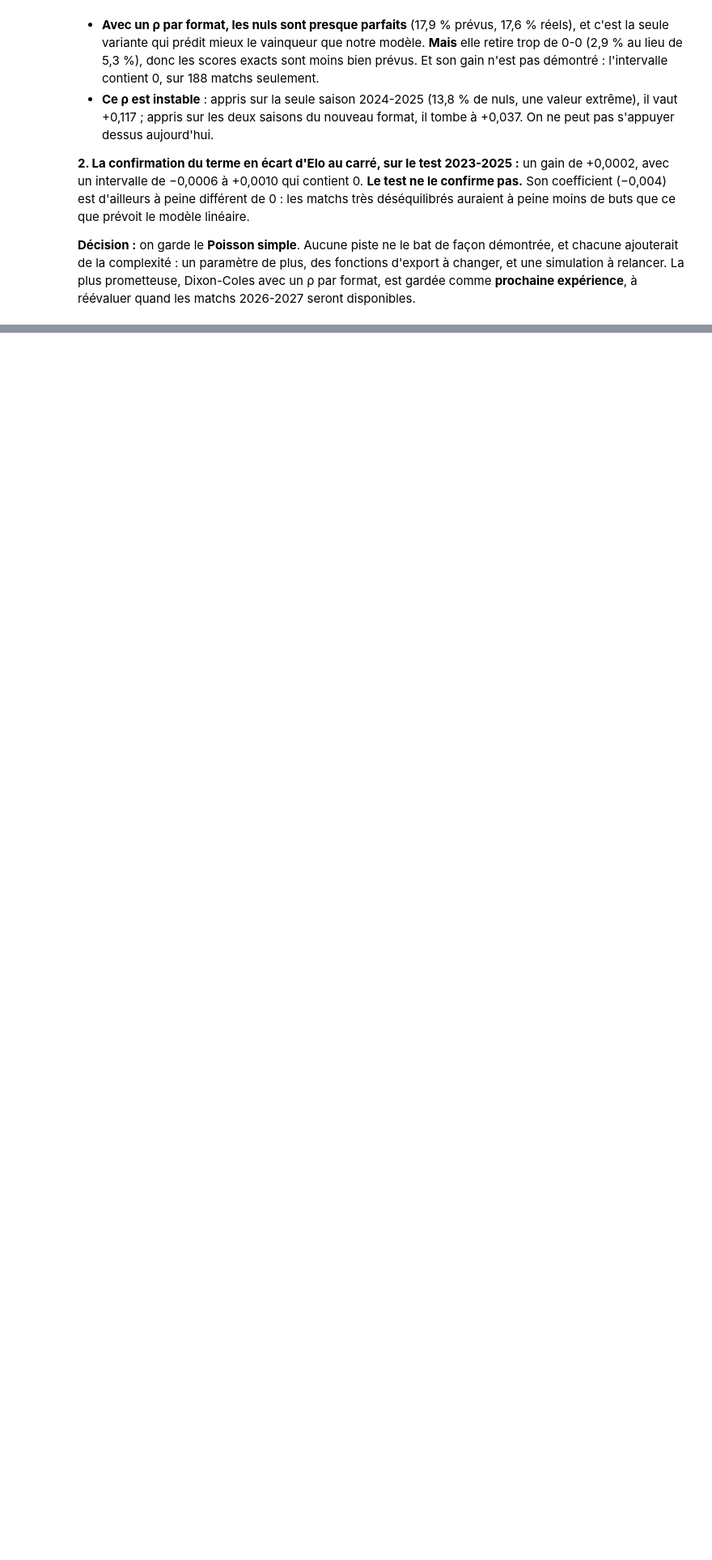
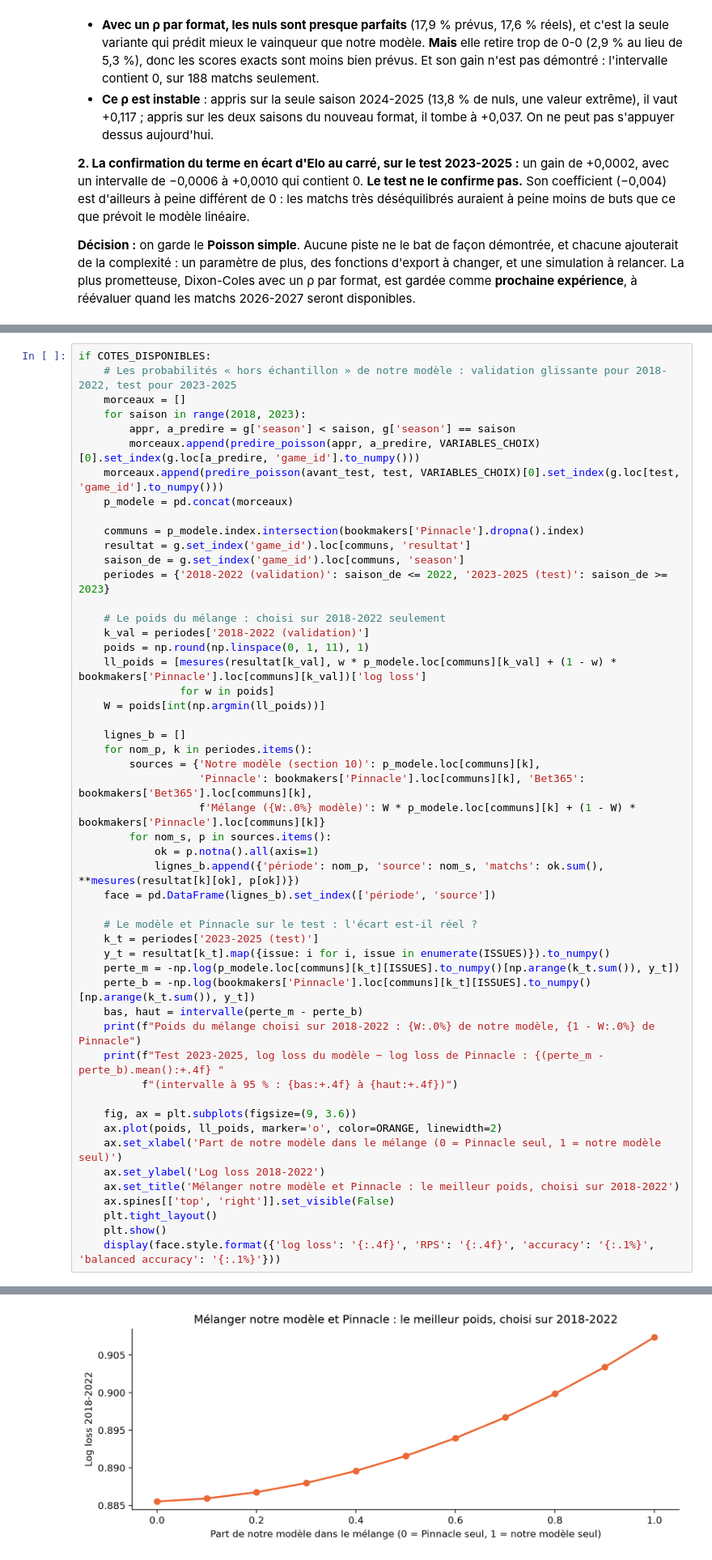
Before and after one commit to moussa197/CHAMPIONS-, a Jupyter notebook: analyse/MODEL_POISSON.ipynb, the cells around one changed output, grey strips where cells are left out. Shown at 81% size. Drawn from its saved outputs; the diff is of its cells as text; blank space fills up the shorter version.

```diff
--- a/analyse/MODEL_POISSON.ipynb
+++ b/analyse/MODEL_POISSON.ipynb
@@ -1084,0 +1337,52 @@ Réel 2025-2026 : nuls 17.6%, 0-0 5.3%, 1-1 5.3%
+# %%
+if COTES_DISPONIBLES:
+    # Les probabilités « hors échantillon » de notre modèle : validation glissante pour 2018-2022, test pour 2023-2025
+    morceaux = []
+    for saison in range(2018, 2023):
+        appr, a_predire = g['season'] < saison, g['season'] == saison
+        morceaux.append(predire_poisson(appr, a_predire, VARIABLES_CHOIX)[0].set_index(g.loc[a_predire, 'game_id'].to_numpy()))
+    morceaux.append(predire_poisson(avant_test, test, VARIABLES_CHOIX)[0].set_index(g.loc[test, 'game_id'].to_numpy()))
+    p_modele = pd.concat(morceaux)
+
+    communs = p_modele.index.intersection(bookmakers['Pinnacle'].dropna().index)
+    resultat = g.set_index('game_id').loc[communs, 'resultat']
+    saison_de = g.set_index('game_id').loc[communs, 'season']
+    periodes = {'2018-2022 (validation)': saison_de <= 2022, '2023-2025 (test)': saison_de >= 2023}
+
+    # Le poids du mélange : choisi sur 2018-2022 seulement
+    k_val = periodes['2018-2022 (validation)']
+    poids = np.round(np.linspace(0, 1, 11), 1)
+    ll_poids = [mesures(resultat[k_val], w * p_modele.loc[communs][k_val] + (1 - w) * bookmakers['Pinnacle'].loc[communs][k_val])['log loss']
+                for w in poids]
+    W = poids[int(np.argmin(ll_poids))]
+
+    lignes_b = []
+    for nom_p, k in periodes.items():
+        sources = {'Notre modèle (section 10)': p_modele.loc[communs][k],
+                   'Pinnacle': bookmakers['Pinnacle'].loc[communs][k], 'Bet365': bookmakers['Bet365'].loc[communs][k],
+                   f'Mélange ({W:.0%} modèle)': W * p_modele.loc[communs][k] + (1 - W) * bookmakers['Pinnacle'].loc[communs][k]}
+        for nom_s, p in sources.items():
+            ok = p.notna().all(axis=1)
+            lignes_b.append({'période': nom_p, 'source': nom_s, 'matchs': ok.sum(), **mesures(resultat[k][ok], p[ok])})
+    face = pd.DataFrame(lignes_b).set_index(['période', 'source'])
+
+    # Le modèle et Pinnacle sur le test : l'écart est-il réel ?
+    k_t = periodes['2023-2025 (test)']
+    y_t = resultat[k_t].map({issue: i for i, issue in enumerate(ISSUES)}).to_numpy()
+    perte_m = -np.log(p_modele.loc[communs][k_t][ISSUES].to_numpy()[np.arange(k_t.sum()), y_t])
+    perte_b = -np.log(bookmakers['Pinnacle'].loc[communs][k_t][ISSUES].to_numpy()[np.arange(k_t.sum()), y_t])
+    bas, haut = intervalle(perte_m - perte_b)
+    print(f"Poids du mélange choisi sur 2018-2022 : {W:.0%} de notre modèle, {1 - W:.0%} de Pinnacle")
+    print(f"Test 2023-2025, log loss du modèle − log loss de Pinnacle : {(perte_m - perte_b).mean():+.4f} "
+          f"(intervalle à 95 % : {bas:+.4f} à {haut:+.4f})")
+
+    fig, ax = plt.subplots(figsize=(9, 3.6))
+    ax.plot(poids, ll_poids, marker='o', color=ORANGE, linewidth=2)
+    ax.set_xlabel('Part de notre modèle dans le mélange (0 = Pinnacle seul, 1 = notre modèle seul)')
+    ax.set_ylabel('Log loss 2018-2022')
+    ax.set_title('Mélanger notre modèle et Pinnacle : le meilleur poids, choisi sur 2018-2022')
+    ax.spines[['top', 'right']].set_visible(False)
+    plt.tight_layout()
+    plt.show()
+    display(face.style.format({'log loss': '{:.4f}', 'RPS': '{:.4f}', 'accuracy': '{:.1%}', 'balanced accuracy': '{:.1%}'}))
+# %% [output]
@@ -1084,0 +1391 @@ Réel 2025-2026 : nuls 17.6%, 0-0 5.3%, 1-1 5.3%
+[figure, added]
```
Also changed, not shown: parts of 29 cells of this notebook, 2 other files.
